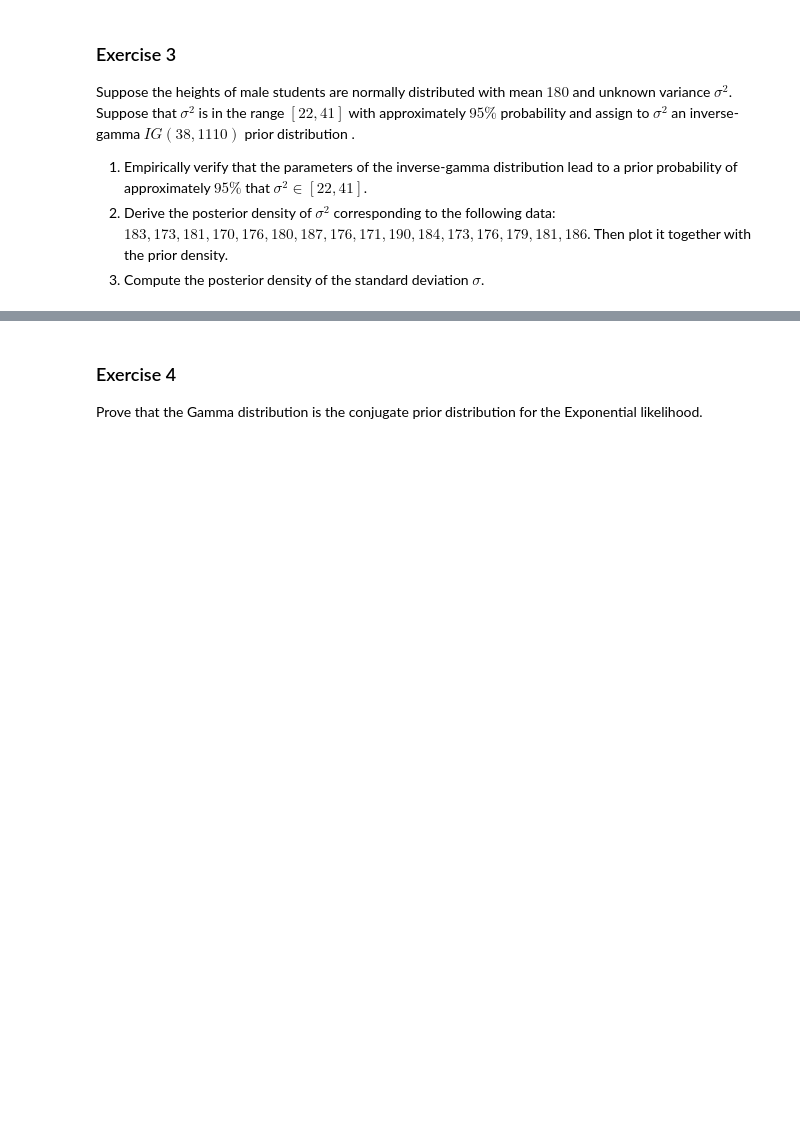
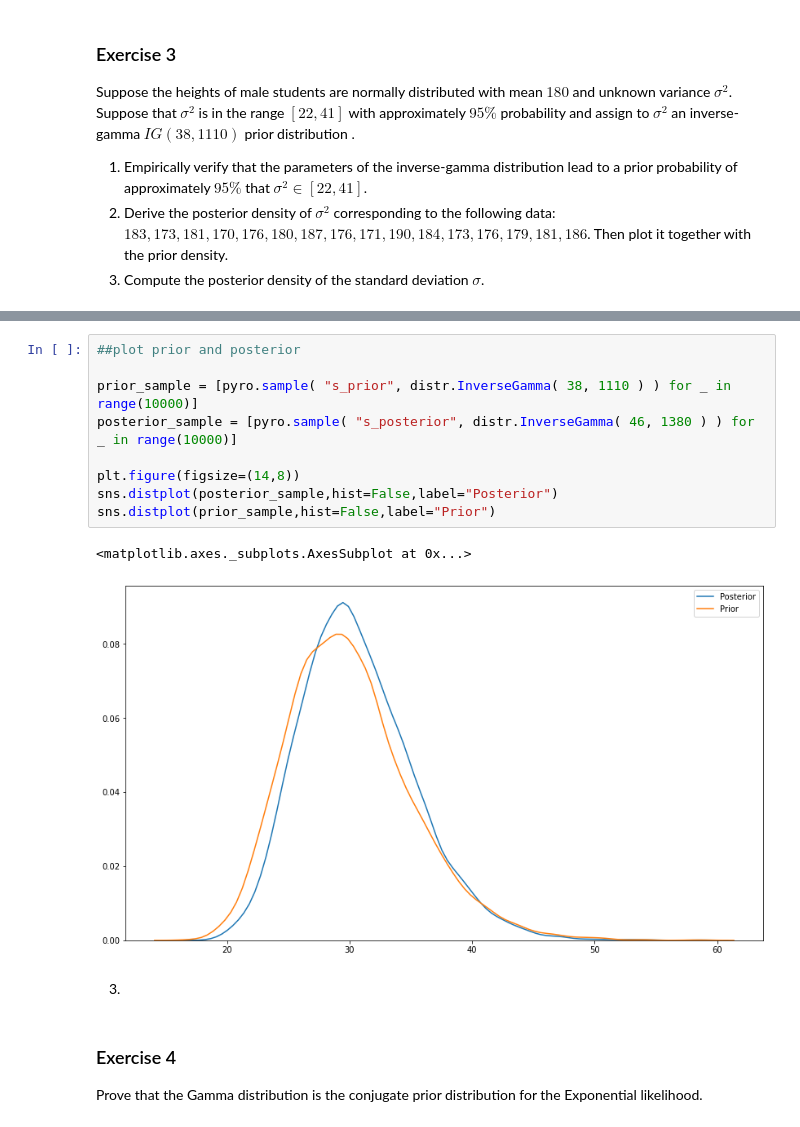
Before and after one commit to eferos93/statistical-machine-learning, a Jupyter notebook: homeworks/homework_02_Fabrici.ipynb, the cells around one changed output, grey strips where cells are left out. Drawn from its saved outputs; the diff is of its cells as text; blank space fills up the shorter version.

```diff
--- a/homeworks/homework_02_Fabrici.ipynb
+++ b/homeworks/homework_02_Fabrici.ipynb
@@ -88,3 +115,17 @@ print(cdf(variance, 41)-cdf(variance, 22))
+# %%
+##plot prior and posterior
+
+prior_sample = [pyro.sample( "s_prior", distr.InverseGamma( 38, 1110 ) ) for _ in range(10000)]
+posterior_sample = [pyro.sample( "s_posterior", distr.InverseGamma( 46, 1380 ) ) for _ in range(10000)]
+
+plt.figure(figsize=(14,8))
+sns.distplot(posterior_sample,hist=False,label="Posterior")
+sns.distplot(prior_sample,hist=False,label="Prior")
+# %% [output]
+<matplotlib.axes._subplots.AxesSubplot at 0x...>
+[figure, added]
+# %% [markdown]
+3.
 # %% [markdown]
 ### Exercise 4
 
```
Also changed, not shown: parts of 9 cells of this notebook.
